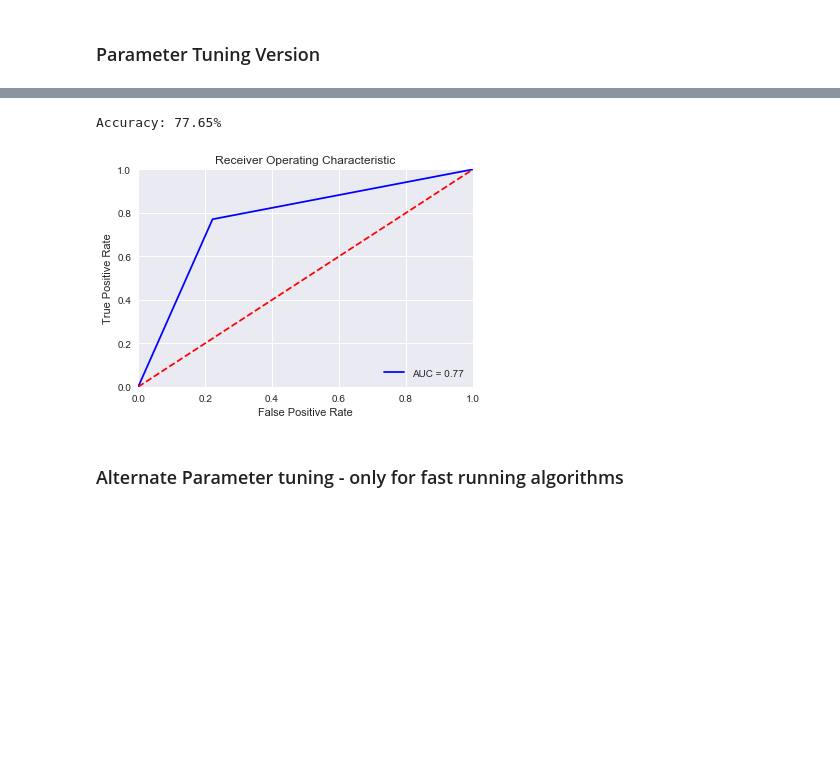
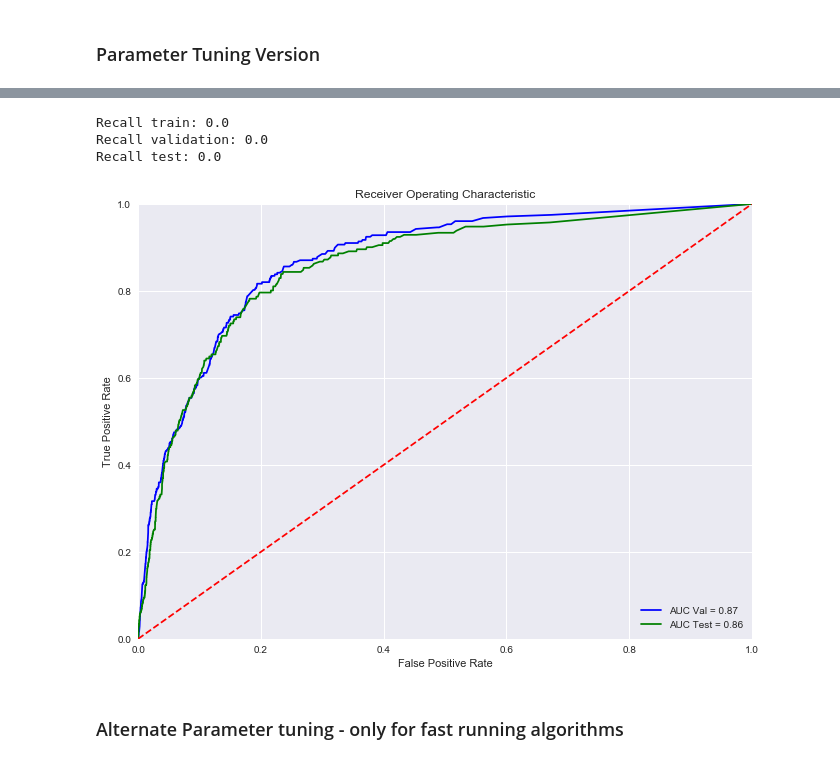
Before and after one commit to FloobtheGreat/IPy_Notebooks, a Jupyter notebook: Analyses/TabModeling.ipynb, the cells around one changed output, grey strips where cells are left out. Cells and saved outputs as stored; diff of their text form; code cells hidden in the pictures; blank space fills up the shorter version.

Commit message:
Much Work Done on Response Model

```diff
--- a/Analyses/TabModeling.ipynb
+++ b/Analyses/TabModeling.ipynb
@@ -168,5 +198,9 @@ DAYS_BTW_PURCH Coef: -0.34  pval:  0.0000
 # %%
-train_X, test_X, train_y, test_y = helper.splitData2(imputed_data2, y, 0.3)
+train_X, test_X, train_y, test_y = helper.splitData2(imputed_data2, y, 0.1)
+
+train_X, val_X, train_y, val_y = helper.splitData2(train_X, train_y, 0.2)
+
+print(train_X.shape, train_y.shape, val_X.shape, val_y.shape, test_X.shape, test_y.shape)
 
 train_X = pd.DataFrame(train_X, columns=collist2)
 test_X = pd.DataFrame(test_X, columns=collist2)
@@ -269,7 +300,7 @@ def modelfit(alg, dtrain, dlabels, feature_names, useTrainCV=True, cv_folds=5, e
 # %%
 xgb1 = xgb.XGBClassifier(
     learning_rate = 0.07,
-    n_estimators = 1000,
+    n_estimators = 140,
     max_depth = 5,
     min_child_weight = 1,
     gamma = 0,
@@ -521,20 +559,28 @@ AUC Score (Train): 0.988900
 # %%
+#max_delta_step = 1
+#max_depth = 2
+#min_child_weight = 4
+#gamma = 0.1
+#subsample = 0.9
+#colsample_bytree = 1.0
+#reg_alpha = 1
 
 tuned_model = xgb.XGBClassifier(learning_rate = 0.01,
                         n_estimators = 1000,
-                        max_depth = 12,
-                        min_child_weight = 0,
-                        gamma = 0.4,
+                        max_depth = 2,
+                        min_child_weight = 4,
+                        gamma = 0.1,
                         subsample = 0.9,
                         colsample_bytree = 1.0,
                         objective = 'binary:logistic',
                         scale_pos_weight = 1,
-                        reg_alpha= 0.01,
+                        reg_alpha= 1,
+                        max_delta_step = 1,
                         seed = 27)
-xgbmodel = tuned_model.fit(train_X_std_res, train_y_res,
-                 eval_set=[(train_X_std_res, train_y_res), (test_X_std.values, test_y)],
+xgbmodel = tuned_model.fit(train_X_std.values, train_y.values,
+                 eval_set=[(train_X_std.values, train_y.values), (val_X_std.values, val_y), (test_X_std.values, test_y)],
                  eval_metric='auc',
-                 early_stopping_rounds=100,
+                 early_stopping_rounds=50,
                  verbose=True)
 
 #fig, ax = plt.subplots(figsize=(12,18))
@@ -561,28 +607,37 @@ Stopping. Best iteration:
+# %%
+print('Recall train: ' + str(recall_score(train_y, xgbmodel.predict(train_X_std.values))))
+print('Recall validation: ' + str(recall_score(val_y, xgbmodel.predict(val_X_std.values))))
+print('Recall test: ' + str(recall_score(test_y, xgbmodel.predict(test_X_std.values))))
+# %% [output]
+Recall train: 0.0
+Recall validation: 0.0
+Recall test: 0.0
 # %%
-pred_y = xgbmodel.predict(test_X_std.values)
+pred_y = xgbmodel.predict_proba(test_X_std.values)[:,1]
 
-accuracy = accuracy_score(test_y, pred_y)
-print("Accuracy: %.2f%%" % (accuracy * 100.0))
+#accuracy = accuracy_score(test_y, pred_y)
+#print("Accuracy: %.2f%%" % (accuracy * 100.0))
 
 #conmat = confusion_matrix(y_test, predictions)
 #print(conmat)
 #plt.figure()
 #helper.plot_confusion_matrix(conmat,classes = np.array(['0','1']), title='Confusion Matrix, no Normalization')
 
-fpr, tpr, _ = roc_curve(test_y, pred_y)
+fpr, tpr, _ = roc_curve(val_y, xgbmodel.predict_proba(val_X_std.values)[:,1])
+fpr2, tpr2, _ = roc_curve(test_y, xgbmodel.predict_proba(test_X_std.values)[:,1])
 roc_auc = auc(fpr, tpr)
-
+roc_auc2 = auc(fpr2, tpr2)
 plt.title('Receiver Operating Characteristic')
-plt.plot(fpr, tpr, 'b', label = 'AUC = %0.2f' % roc_auc)
+plt.plot(fpr, tpr, 'b', label = 'AUC Val = %0.2f' % roc_auc)
+plt.plot(fpr2, tpr2, 'g', label = 'AUC Test = %0.2f' % roc_auc2)
 plt.legend(loc = 'lower right')
 plt.plot([0, 1], [0, 1],'r--')
 plt.xlim([0, 1])
 plt.ylim([0, 1])
 plt.ylabel('True Positive Rate')
 plt.xlabel('False Positive Rate')
 plt.show()
 # %% [output]
-Accuracy: 77.65%
-[figure, old version]
+[figure, new version]
 # %% [markdown]
 ###  Alternate Parameter tuning - only for fast running algorithms
```
Also changed, not shown: parts of 84 cells of this notebook, 8 other files.
